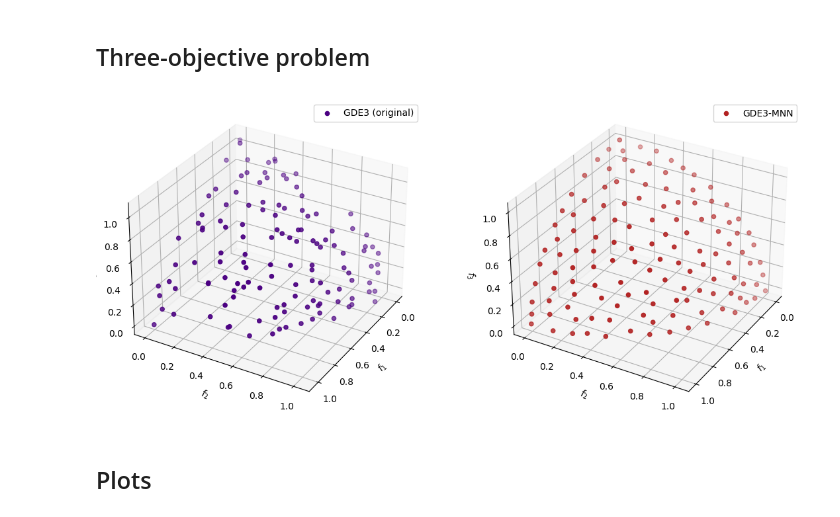
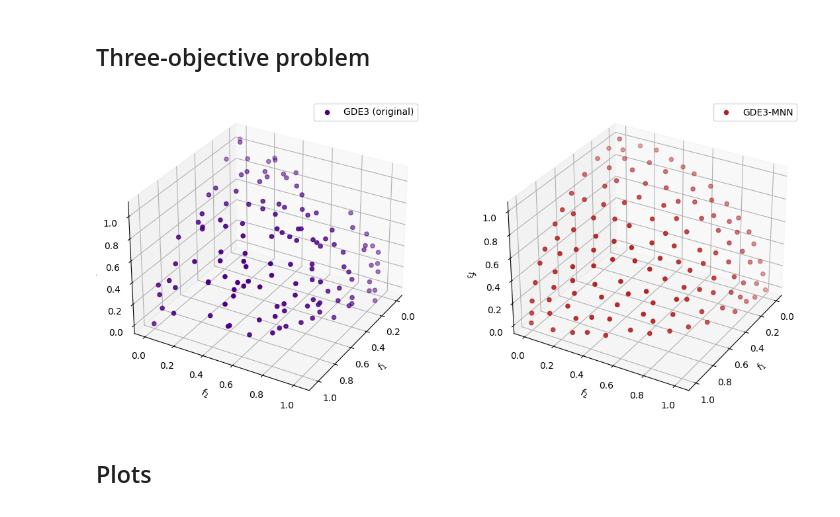
Before and after one commit to mooscaliaproject/pymoode, a Jupyter notebook: docs/source/Theory/Rank-and-Crowding.ipynb, the cells around one changed output. Drawn from its saved outputs; the diff is of its cells as text; code cells hidden in the pictures.

```diff
--- a/docs/source/Theory/Rank-and-Crowding.ipynb
+++ b/docs/source/Theory/Rank-and-Crowding.ipynb
@@ -81,7 +88,14 @@ res_gde3_mnn = minimize(
     ('n_gen', 150),
     seed=12,
 )
-# %% [markdown]
-![image.png](attachment:image.png)
+# %%
+plot_pairs_3d(
+    ("GDE3 (original)", res_gde3.F),
+    ("GDE3-MNN", res_gde3_mnn.F),
+    figsize=[12, 5],
+    dpi=100,
+)
+# %% [output]
+[figure, added]
 # %% [markdown]
 ## Plots
```
Also changed, not shown: parts of 5 cells of this notebook, 5 other files.
